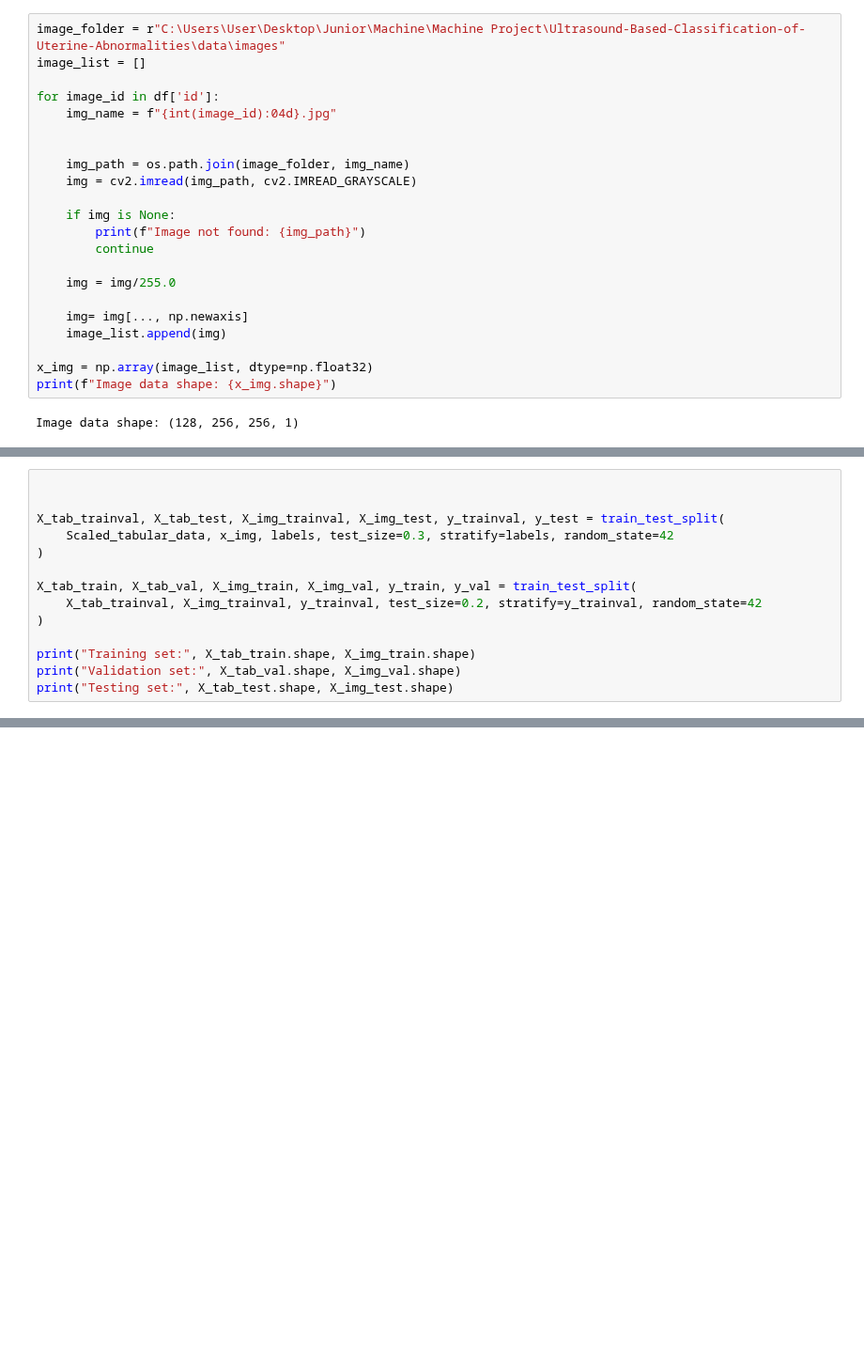
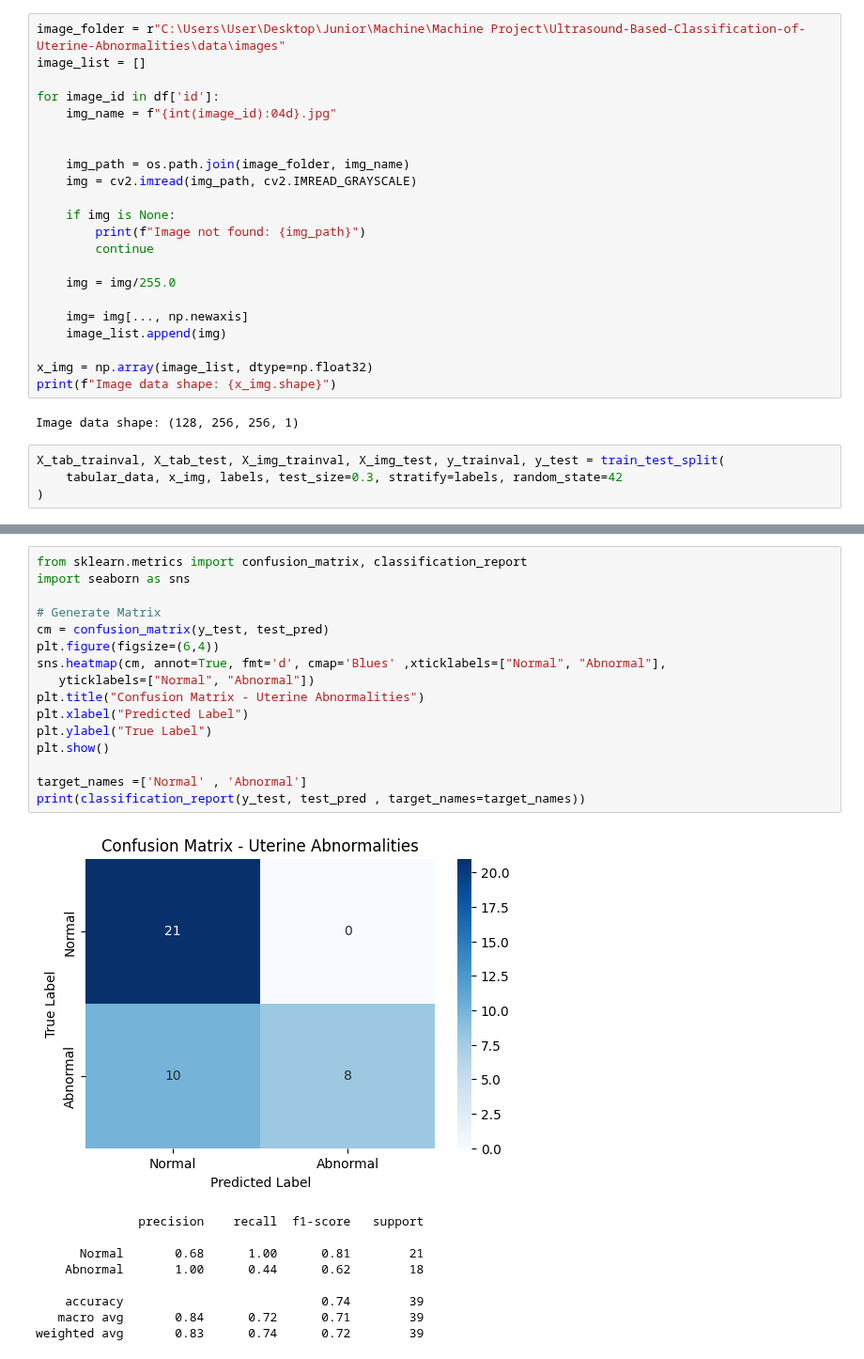
Before and after one commit to wesalmagdi/Ultrasound-Based-Classification-of-Uterine-Abnormalities, a Jupyter notebook: CNN+SVM.ipynb, the cells around one changed output, grey strips where cells are left out. Shown at 94% size. Saved outputs shown, nothing was run; the diff lists cells and outputs as text; blank space fills up the shorter version.

```diff
--- a/CNN+SVM.ipynb
+++ b/CNN+SVM.ipynb
@@ -62,6 +62,10 @@ x_img = np.array(image_list, dtype=np.float32)
 print(f"Image data shape: {x_img.shape}")
 # %% [output]
 Image data shape: (128, 256, 256, 1)
+# %%
+X_tab_trainval, X_tab_test, X_img_trainval, X_img_test, y_trainval, y_test = train_test_split(
+    tabular_data, x_img, labels, test_size=0.3, stratify=labels, random_state=42
+)
 # %%
 image_input = Input(shape=(256, 256, 1))
 
@@ -126,17 +130,3 @@ X_combined = np.concatenate([Scaled_tabular_data, cnn_features], axis=1)
 print(f"Combined features shape: {X_combined.shape}")
 # %% [output]
 Combined features shape: (128, 464)
-# %%
-
-
-X_tab_trainval, X_tab_test, X_img_trainval, X_img_test, y_trainval, y_test = train_test_split(
-    Scaled_tabular_data, x_img, labels, test_size=0.3, stratify=labels, random_state=42
-)
-
-X_tab_train, X_tab_val, X_img_train, X_img_val, y_train, y_val = train_test_split(
-    X_tab_trainval, X_img_trainval, y_trainval, test_size=0.2, stratify=y_trainval, random_state=42
-)
-
-print("Training set:", X_tab_train.shape, X_img_train.shape)
-print("Validation set:", X_tab_val.shape, X_img_val.shape)
-print("Testing set:", X_tab_test.shape, X_img_test.shape)
@@ -287,0 +278,26 @@ weighted avg       0.79      0.74      0.73        39
+# %%
+from sklearn.metrics import confusion_matrix, classification_report
+import seaborn as sns
+
+# Generate Matrix
+cm = confusion_matrix(y_test, test_pred)
+plt.figure(figsize=(6,4))
+sns.heatmap(cm, annot=True, fmt='d', cmap='Blues' ,xticklabels=["Normal", "Abnormal"],
+   yticklabels=["Normal", "Abnormal"])
+plt.title("Confusion Matrix - Uterine Abnormalities")
+plt.xlabel("Predicted Label")
+plt.ylabel("True Label")
+plt.show()
+
+target_names =['Normal' , 'Abnormal']
+print(classification_report(y_test, test_pred , target_names=target_names))
+# %% [output]
+[figure, added]
+              precision    recall  f1-score   support
+
+      Normal       0.68      1.00      0.81        21
+    Abnormal       1.00      0.44      0.62        18
+
+    accuracy                           0.74        39
+   macro avg       0.84      0.72      0.71        39
+weighted avg       0.83      0.74      0.72        39
```
Also changed, not shown: parts of 16 cells of this notebook.
